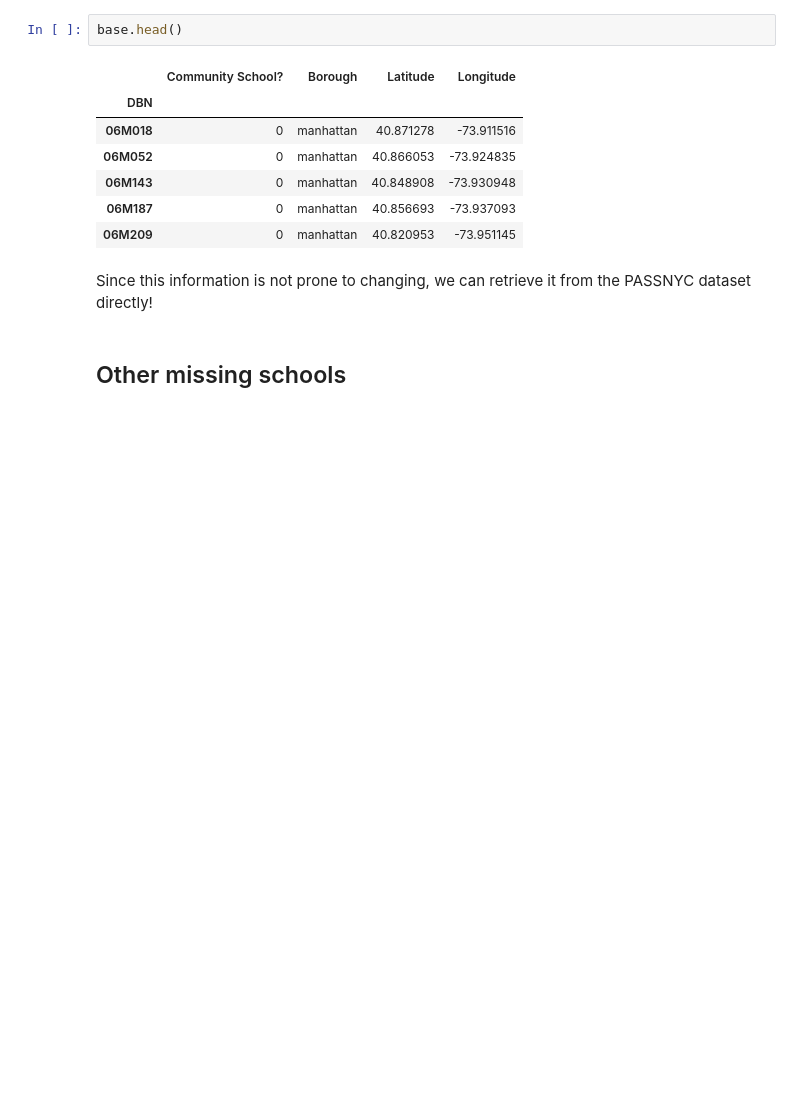
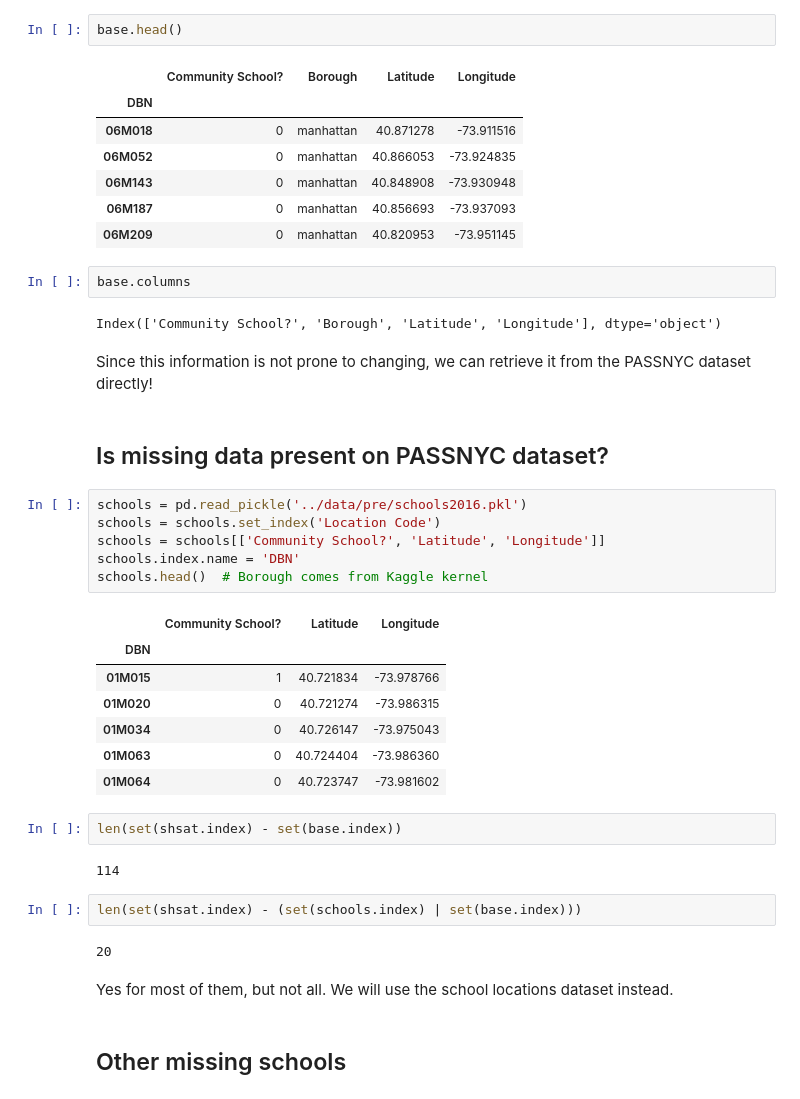
Before and after one commit to araraonline/kag-passnyc, a Jupyter notebook: notebooks/proto-assemble-schools.ipynb, the cells around one changed output. Cells and saved outputs as stored; diff of their text form; blank space fills up the shorter version.

```diff
--- a/notebooks/proto-assemble-schools.ipynb
+++ b/notebooks/proto-assemble-schools.ipynb
@@ -210,8 +205,38 @@ base.head()
 | 06M143 | 0 | manhattan | 40.848908 | -73.930948 |
 | 06M187 | 0 | manhattan | 40.856693 | -73.937093 |
 | 06M209 | 0 | manhattan | 40.820953 | -73.951145 |
+# %%
+base.columns
+# %% [output]
+Index(['Community School?', 'Borough', 'Latitude', 'Longitude'], dtype='object')
 # %% [markdown]
 Since this information is not prone to changing, we can retrieve it from the PASSNYC dataset directly!
+# %% [markdown]
+## Is missing data present on PASSNYC dataset?
+# %%
+schools = pd.read_pickle('../data/pre/schools2016.pkl')
+schools = schools.set_index('Location Code')
+schools = schools[['Community School?', 'Latitude', 'Longitude']]
+schools.index.name = 'DBN'
+schools.head()  # Borough comes from Kaggle kernel
+# %% [output]
+|  | Community School? | Latitude | Longitude |
+| DBN |  |  |  |
+| 01M015 | 1 | 40.721834 | -73.978766 |
+| 01M020 | 0 | 40.721274 | -73.986315 |
+| 01M034 | 0 | 40.726147 | -73.975043 |
+| 01M063 | 0 | 40.724404 | -73.986360 |
+| 01M064 | 0 | 40.723747 | -73.981602 |
+# %%
+len(set(shsat.index) - set(base.index))
+# %% [output]
+114
+# %%
+len(set(shsat.index) - (set(schools.index) | set(base.index)))
+# %% [output]
+20
+# %% [markdown]
+Yes for most of them, but not all. We will use the school locations dataset instead.
 # %% [markdown]
 ## Other missing schools
 # %%
```
Also changed, not shown: parts of 3 cells of this notebook.
